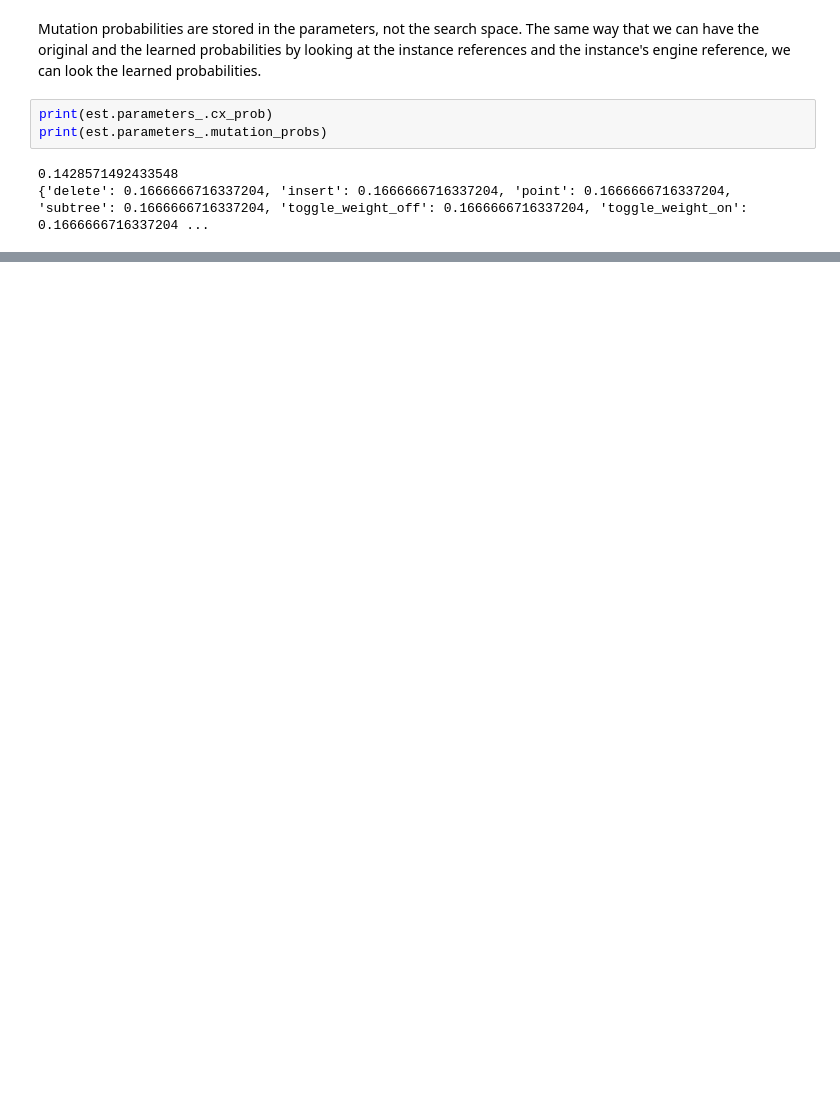
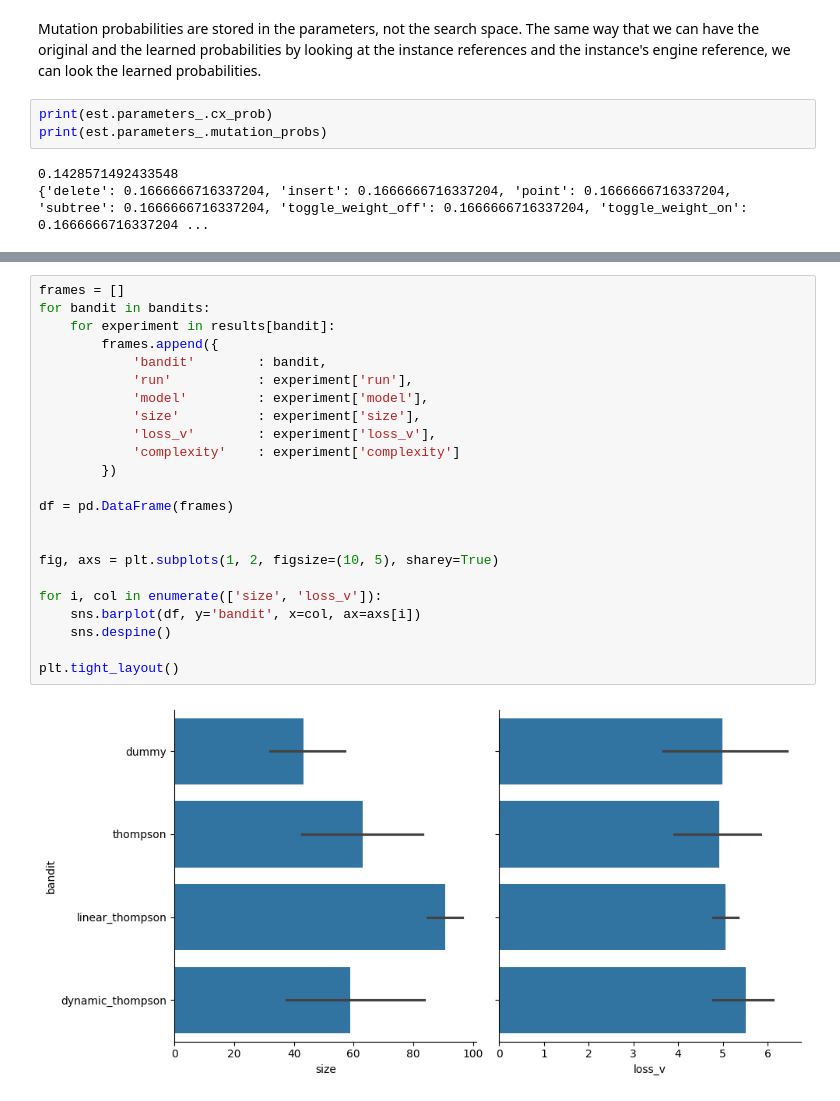
Before and after one commit to cavalab/brush, a Jupyter notebook: docs/guide/bandits.ipynb, the cells around one changed output, grey strips where cells are left out. Saved outputs shown, nothing was run; the diff lists cells and outputs as text; blank space fills up the shorter version.

```diff
--- a/docs/guide/bandits.ipynb
+++ b/docs/guide/bandits.ipynb
@@ -179,0 +243,25 @@ print(est.engine_.params.mutation_probs)
+# %%
+frames = []
+for bandit in bandits:
+    for experiment in results[bandit]:
+        frames.append({
+            'bandit'        : bandit,
+            'run'           : experiment['run'],
+            'model'         : experiment['model'],
+            'size'          : experiment['size'],
+            'loss_v'        : experiment['loss_v'],
+            'complexity'    : experiment['complexity']
+        })
+
+df = pd.DataFrame(frames)
+
+
+fig, axs = plt.subplots(1, 2, figsize=(10, 5), sharey=True)
+
+for i, col in enumerate(['size', 'loss_v']):
+    sns.barplot(df, y='bandit', x=col, ax=axs[i])
+    sns.despine()
+
+plt.tight_layout()
+# %% [output]
+[figure, added]
```
Also changed, not shown: parts of 12 cells of this notebook, 3 other files.
